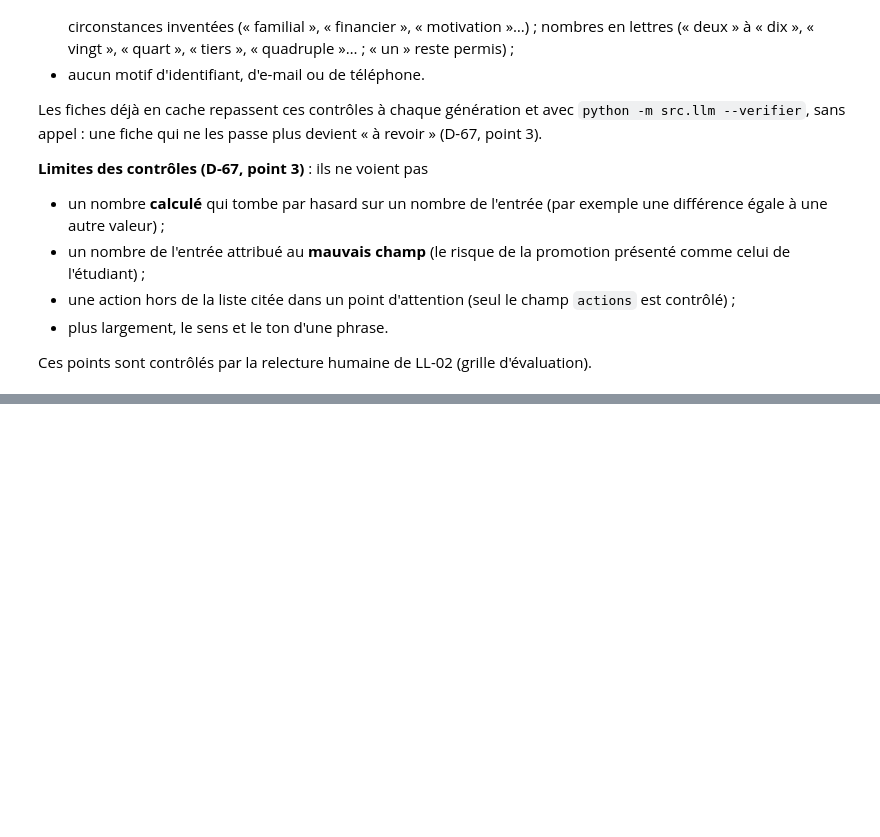
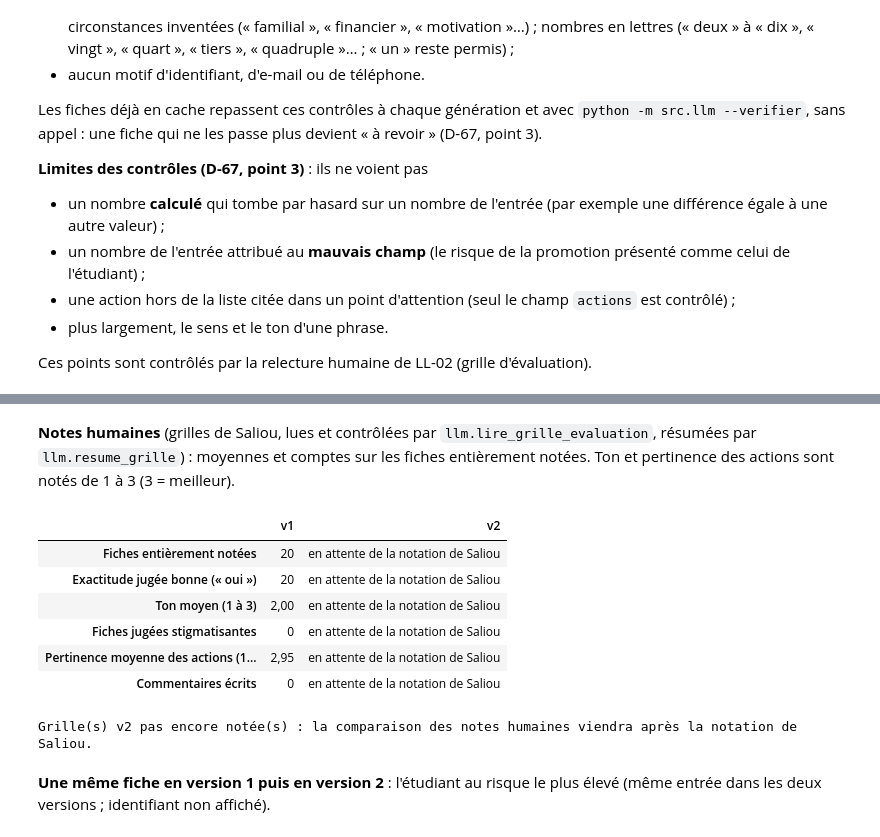
Before and after one commit to saliou489/horizon-decrochage-tutorat, a Jupyter notebook: notebooks/06_llm.ipynb, the cells around one changed output, grey strips where cells are left out. Drawn from its saved outputs; the diff is of its cells as text; code cells hidden in the pictures; blank space fills up the shorter version.

```diff
--- a/notebooks/06_llm.ipynb
+++ b/notebooks/06_llm.ipynb
@@ -361,0 +500,33 @@ Aucune fiche « à revoir » à montrer.
+# %% [markdown]
+**Notes humaines** (grilles de Saliou, lues et contrôlées par `llm.lire_grille_evaluation`, résumées par `llm.resume_grille`) : moyennes et comptes sur les fiches entièrement notées. Ton et pertinence des actions sont notés de 1 à 3 (3 = meilleur).
+# %%
+NOMS_NOTES = {"fiches_notees": "Fiches entièrement notées", "exactitude_oui": "Exactitude jugée bonne (« oui »)",
+              "ton_moyen": "Ton moyen (1 à 3)", "stigmatisation_oui": "Fiches jugées stigmatisantes",
+              "actions_pertinentes_moyennes": "Pertinence moyenne des actions (1 à 3)",
+              "commentaires": "Commentaires écrits"}
+notes = {}
+for version, chemin in config.FICHIERS_GRILLE_EVALUATION.items():
+    resume = llm.resume_grille(llm.lire_grille_evaluation(chemin)) if chemin.exists() else None
+    if resume is None or resume["fiches_notees"] == 0:
+        notes[version] = {cle: "en attente de la notation de Saliou" for cle in NOMS_NOTES}
+    else:
+        notes[version] = {cle: (nombre(valeur, 2) if isinstance(valeur, float) else entier(valeur))
+                          for cle, valeur in resume.items()}
+display(pd.DataFrame(notes, index=list(NOMS_NOTES)).rename(index=NOMS_NOTES))
+en_attente = [v for v in notes if notes[v]["fiches_notees"] == "en attente de la notation de Saliou"]
+if en_attente:
+    print(f"Grille(s) {', '.join(en_attente)} pas encore notée(s) : la comparaison des notes humaines viendra "
+          "après la notation de Saliou.")
+else:
+    print("Mêmes 20 étudiants dans les deux grilles : la différence de notes ne vient que du prompt.")
+# %% [output]
+|  | v1 | v2 |
+| Fiches entièrement notées | 20 | en attente de la notation de Saliou |
+| Exactitude jugée bonne (« oui ») | 20 | en attente de la notation de Saliou |
+| Ton moyen (1 à 3) | 2,00 | en attente de la notation de Saliou |
+| Fiches jugées stigmatisantes | 0 | en attente de la notation de Saliou |
+| Pertinence moyenne des actions (1... | 2,95 | en attente de la notation de Saliou |
+| Commentaires écrits | 0 | en attente de la notation de Saliou |
+Grille(s) v2 pas encore notée(s) : la comparaison des notes humaines viendra après la notation de Saliou.
+# %% [markdown]
+**Une même fiche en version 1 puis en version 2** : l'étudiant au risque le plus élevé (même entrée dans les deux versions ; identifiant non affiché).
```
Also changed, not shown: parts of 13 cells of this notebook, 3 other files.
